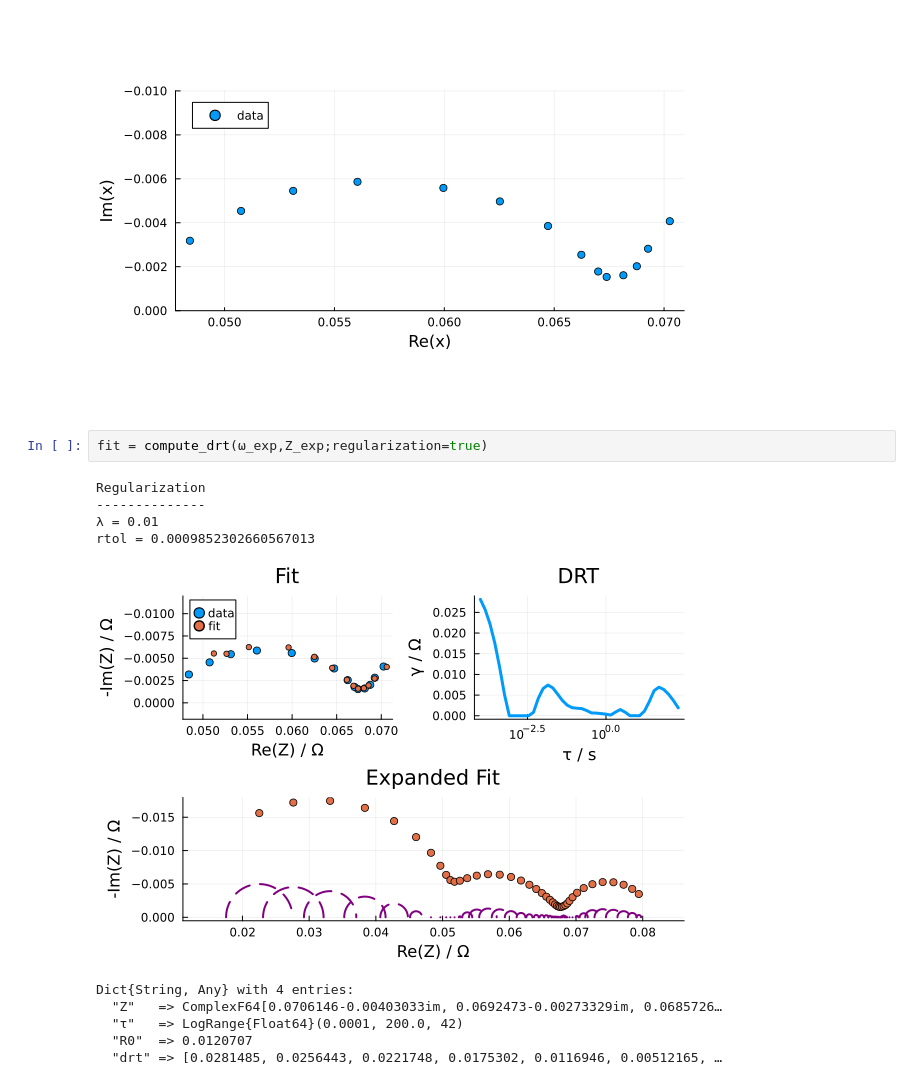
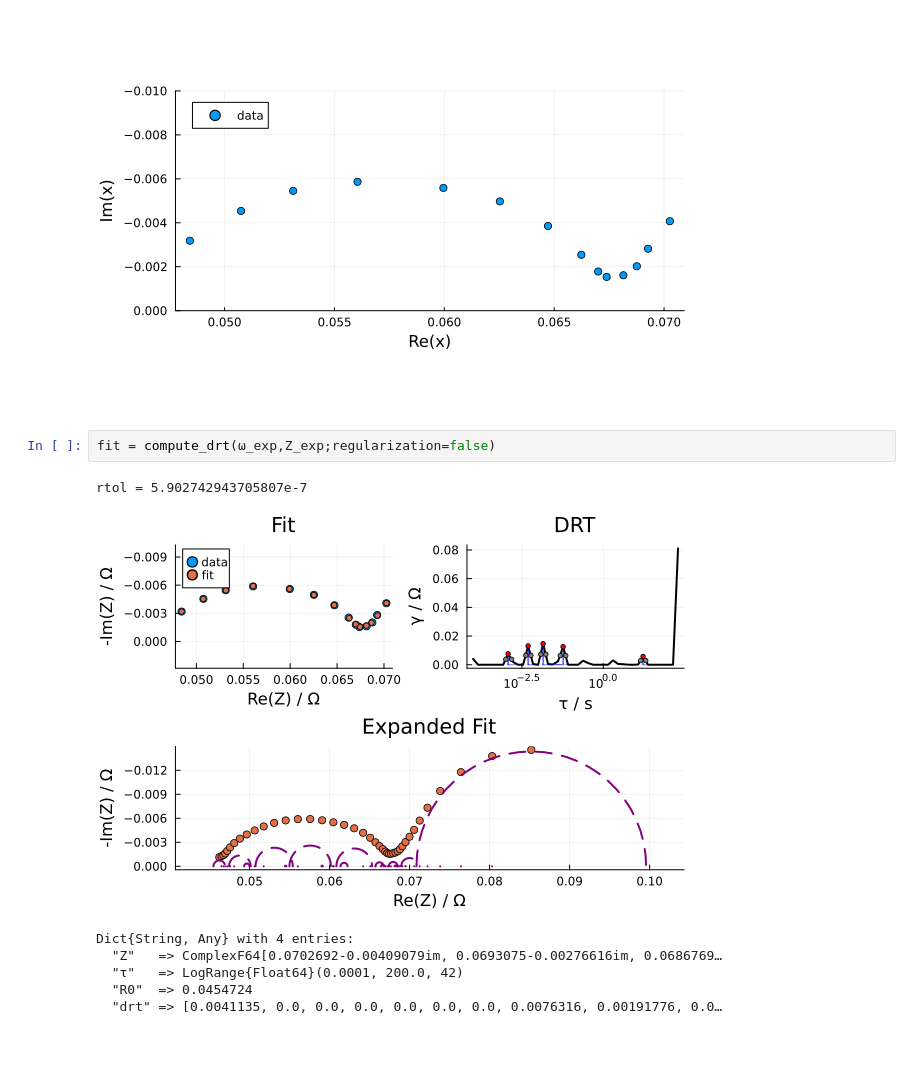
Before and after one commit to bdamerau/EISAnalysis.jl, a Jupyter notebook: Notebooks/DRT.ipynb, the cells around one changed output. Cells and saved outputs as stored; diff of their text form; blank space fills up the shorter version.

```diff
--- a/Notebooks/DRT.ipynb
+++ b/Notebooks/DRT.ipynb
@@ -71,15 +68,12 @@ plot!(plt,ylims = (-0.01,0),yflip=true)
 # %% [output]
 [figure]
 # %%
-fit = compute_drt(ω_exp,Z_exp;regularization=true)
+fit = compute_drt(ω_exp,Z_exp;regularization=false)
 # %% [output]
-Regularization
---------------
-λ = 0.01
-rtol = 0.0009852302660567013
+rtol = 5.902742943705807e-7
-[figure, old version]
+[figure, new version]
 Dict{String, Any} with 4 entries:
-  "Z"   => ComplexF64[0.0706146-0.00403033im, 0.0692473-0.00273329im, 0.0685726…
+  "Z"   => ComplexF64[0.0702692-0.00409079im, 0.0693075-0.00276616im, 0.0686769…
   "τ"   => LogRange{Float64}(0.0001, 200.0, 42)
-  "R0"  => 0.0120707
-  "drt" => [0.0281485, 0.0256443, 0.0221748, 0.0175302, 0.0116946, 0.00512165, …
+  "R0"  => 0.0454724
+  "drt" => [0.0041135, 0.0, 0.0, 0.0, 0.0, 0.0, 0.0, 0.0076316, 0.00191776, 0.0…
```
Also changed, not shown: parts of 3 cells of this notebook, 5 other files.
